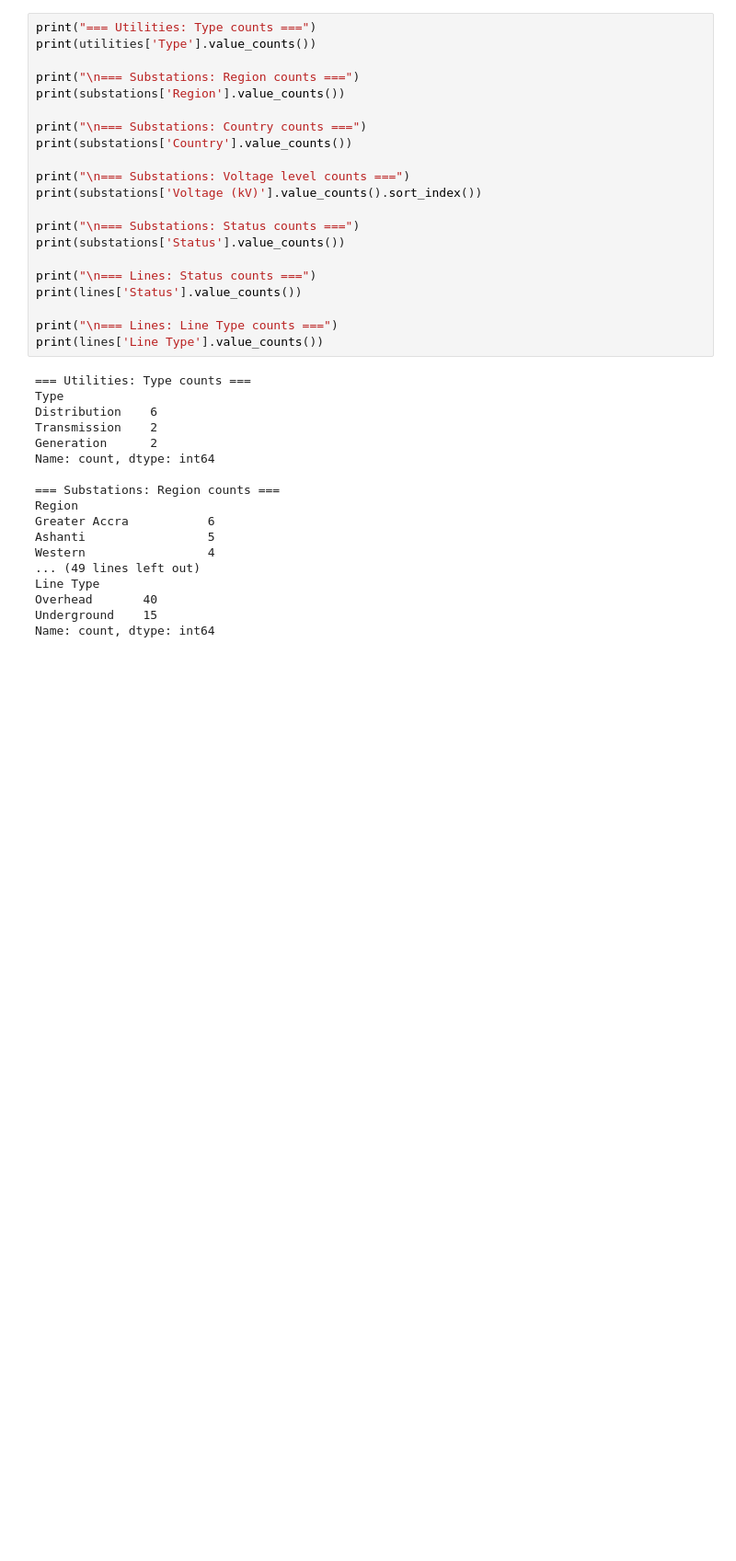
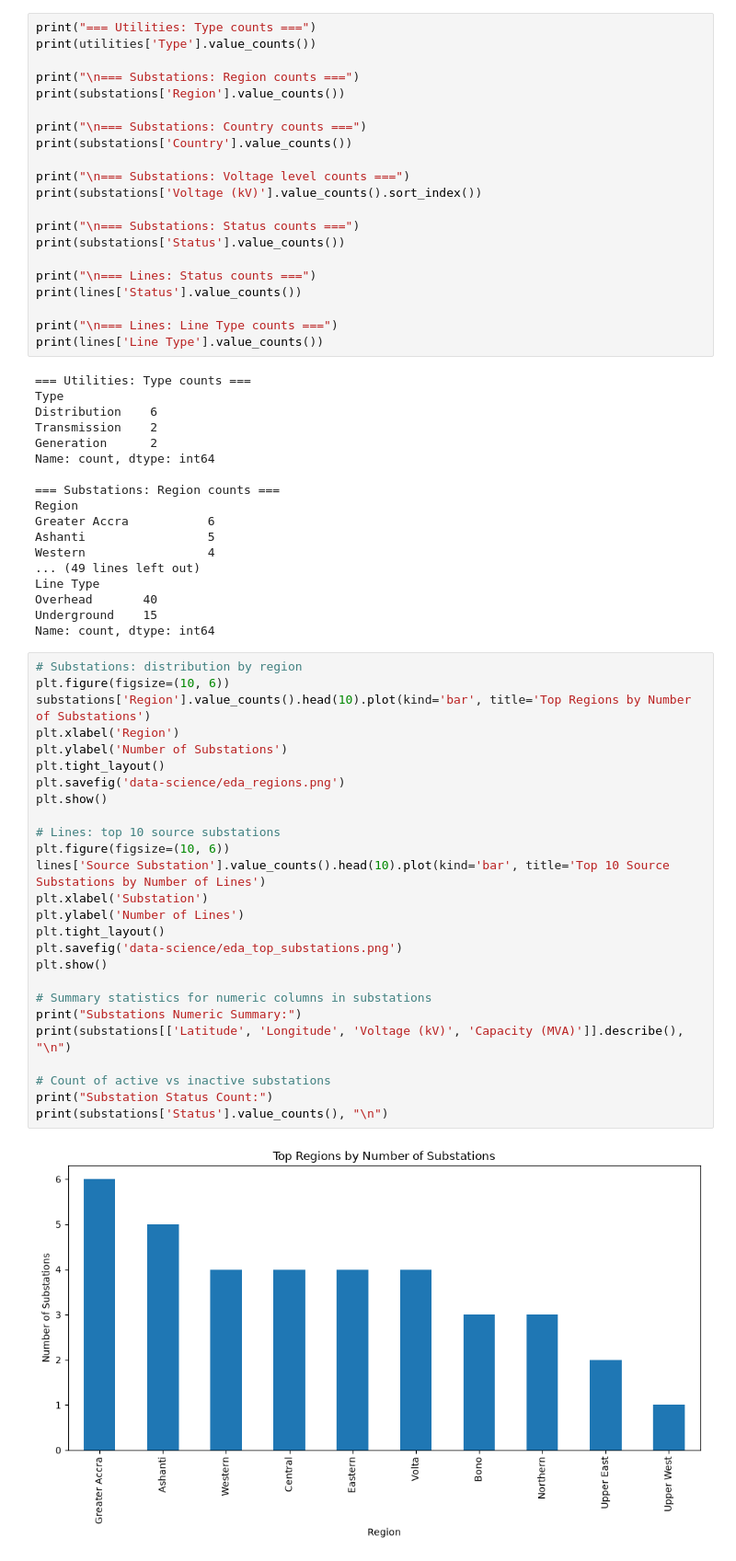
Before and after one commit to jolenehydeanku-cmyk/Grid-network-analysis, a Jupyter notebook: eda.ipynb, the cells around one changed output. Shown at 92% size. Drawn from its saved outputs; the diff is of its cells as text; blank space fills up the shorter version.

Commit message:
Task 1.2/3: EDA visualizations, summary stats, and findings

```diff
--- a/eda.ipynb
+++ b/eda.ipynb
@@ -52,3 +52,31 @@ Line Type
 Overhead       40
 Underground    15
 Name: count, dtype: int64
+# %%
+# Substations: distribution by region
+plt.figure(figsize=(10, 6))
+substations['Region'].value_counts().head(10).plot(kind='bar', title='Top Regions by Number of Substations')
+plt.xlabel('Region')
+plt.ylabel('Number of Substations')
+plt.tight_layout()
+plt.savefig('data-science/eda_regions.png')
+plt.show()
+
+# Lines: top 10 source substations
+plt.figure(figsize=(10, 6))
+lines['Source Substation'].value_counts().head(10).plot(kind='bar', title='Top 10 Source Substations by Number of Lines')
+plt.xlabel('Substation')
+plt.ylabel('Number of Lines')
+plt.tight_layout()
+plt.savefig('data-science/eda_top_substations.png')
+plt.show()
+
+# Summary statistics for numeric columns in substations
+print("Substations Numeric Summary:")
+print(substations[['Latitude', 'Longitude', 'Voltage (kV)', 'Capacity (MVA)']].describe(), "\n")
+
+# Count of active vs inactive substations
+print("Substation Status Count:")
+print(substations['Status'].value_counts(), "\n")
+# %% [output]
+[figure, added]
```
Also changed, not shown: parts of 2 cells of this notebook.
